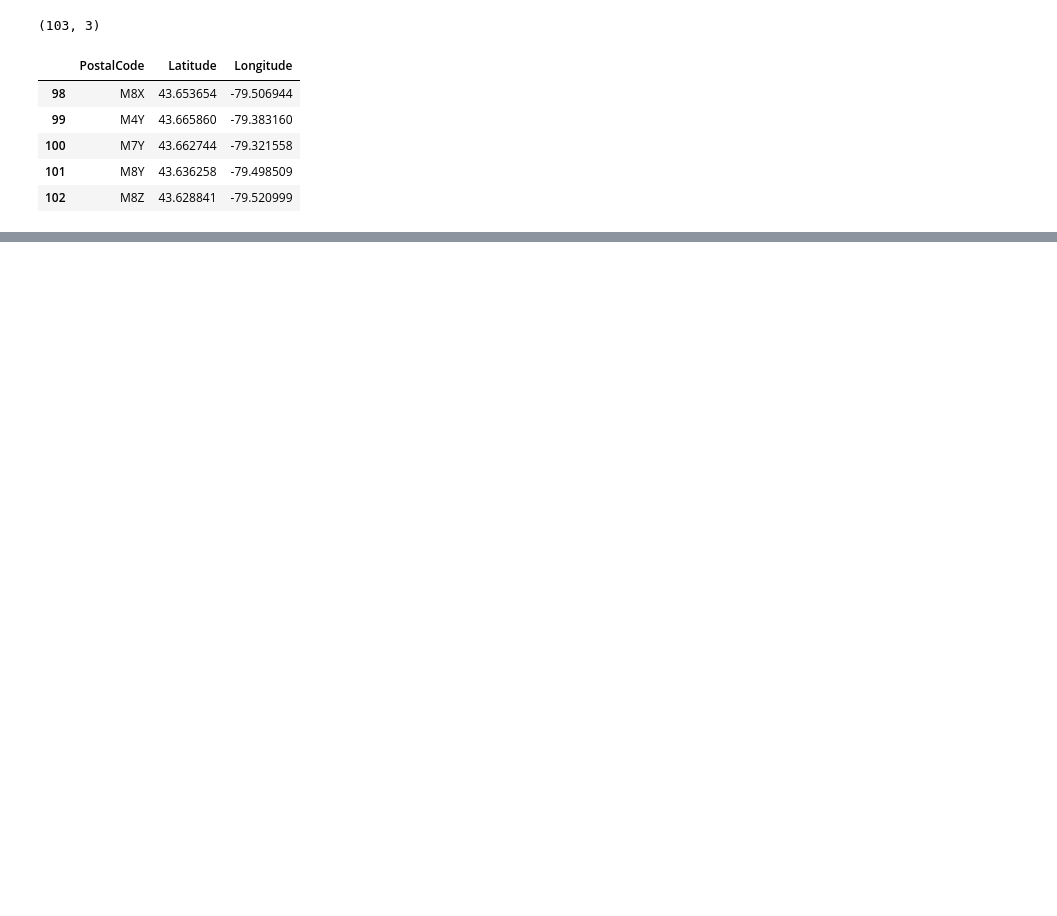
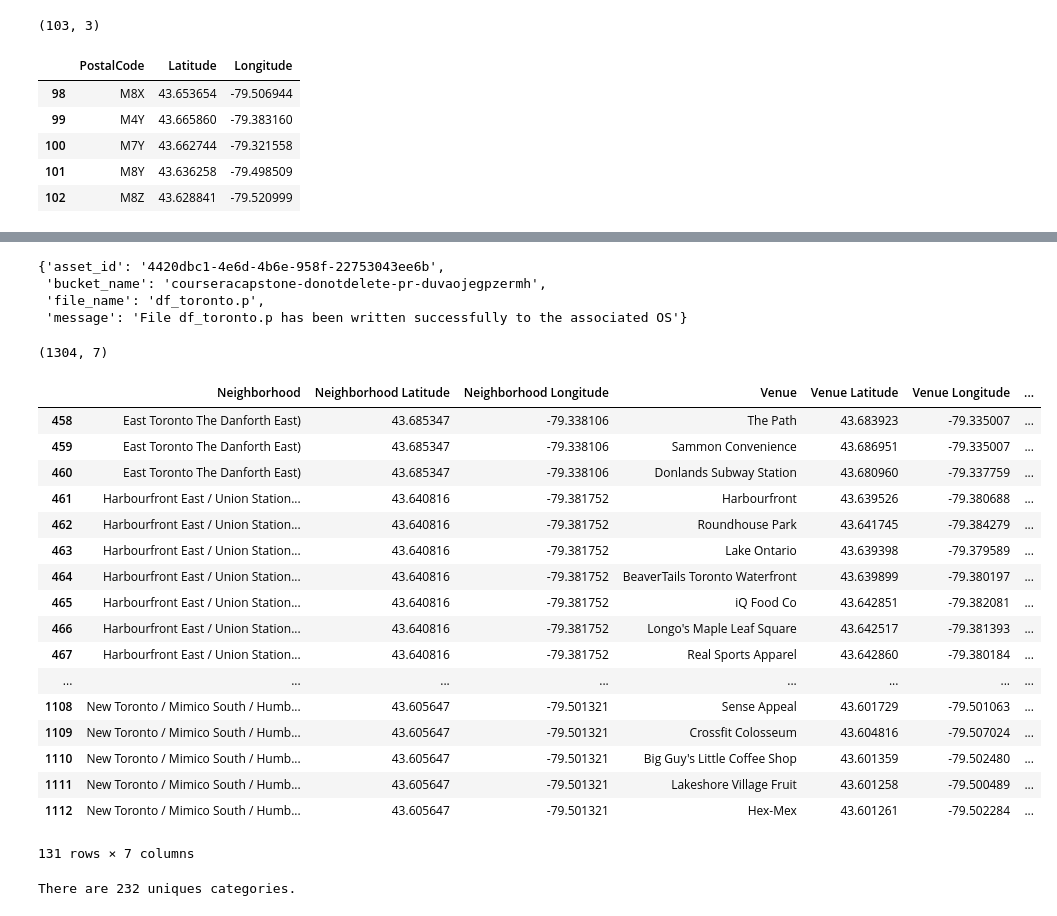
Before and after one commit to dincamihai/Neighborhood-Data-Coursera-Capstone, a Jupyter notebook: toronto.ipynb, the cells around one changed output, grey strips where cells are left out. Cells and saved outputs as stored; diff of their text form; code cells hidden in the pictures; blank space fills up the shorter version.

```diff
--- a/toronto.ipynb
+++ b/toronto.ipynb
@@ -95,0 +178,44 @@ df_data.head(10)
+# %%
+project.save_data('df_data.p', pickle.dumps(df_data), overwrite=True)
+project.save_data('toronto_venues.p', pickle.dumps(toronto_venues), overwrite=True)
+project.save_data('df_locations.p', pickle.dumps(df_locations), overwrite=True)
+project.save_data('df_toronto.p', pickle.dumps(df_toronto), overwrite=True)
+# %% [output]
+{'asset_id': '4420dbc1-4e6d-4b6e-958f-22753043ee6b',
+ 'bucket_name': 'courseracapstone-donotdelete-pr-duvaojegpzermh',
+ 'file_name': 'df_toronto.p',
+ 'message': 'File df_toronto.p has been written successfully to the associated OS'}
+# %%
+toronto_venues_file = project.get_file('toronto_venues.p')
+toronto_venues = pickle.load(toronto_venues_file)
+
+df_data = pickle.load(project.get_file('df_data.p'))
+# %%
+print(toronto_venues.shape)
+# %% [output]
+(1304, 7)
+# %%
+toronto_venues[toronto_venues['Neighborhood'].str.contains('Toronto')]
+# %% [output]
+|  | Neighborhood | Neighborhood Latitude | Neighborhood Longitude | Venue | Venue Latitude | Venue Longitude | ... |
+| 458 | East Toronto The Danforth East) | 43.685347 | -79.338106 | The Path | 43.683923 | -79.335007 | ... |
+| 459 | East Toronto The Danforth East) | 43.685347 | -79.338106 | Sammon Convenience | 43.686951 | -79.335007 | ... |
+| 460 | East Toronto The Danforth East) | 43.685347 | -79.338106 | Donlands Subway Station | 43.680960 | -79.337759 | ... |
+| 461 | Harbourfront East / Union Station... | 43.640816 | -79.381752 | Harbourfront | 43.639526 | -79.380688 | ... |
+| 462 | Harbourfront East / Union Station... | 43.640816 | -79.381752 | Roundhouse Park | 43.641745 | -79.384279 | ... |
+| 463 | Harbourfront East / Union Station... | 43.640816 | -79.381752 | Lake Ontario | 43.639398 | -79.379589 | ... |
+| 464 | Harbourfront East / Union Station... | 43.640816 | -79.381752 | BeaverTails Toronto Waterfront | 43.639899 | -79.380197 | ... |
+| 465 | Harbourfront East / Union Station... | 43.640816 | -79.381752 | iQ Food Co | 43.642851 | -79.382081 | ... |
+| 466 | Harbourfront East / Union Station... | 43.640816 | -79.381752 | Longo's Maple Leaf Square | 43.642517 | -79.381393 | ... |
+| 467 | Harbourfront East / Union Station... | 43.640816 | -79.381752 | Real Sports Apparel | 43.642860 | -79.380184 | ... |
+| ... | ... | ... | ... | ... | ... | ... | ... |
+| 1108 | New Toronto / Mimico South / Humb... | 43.605647 | -79.501321 | Sense Appeal | 43.601729 | -79.501063 | ... |
+| 1109 | New Toronto / Mimico South / Humb... | 43.605647 | -79.501321 | Crossfit Colosseum | 43.604816 | -79.507024 | ... |
+| 1110 | New Toronto / Mimico South / Humb... | 43.605647 | -79.501321 | Big Guy's Little Coffee Shop | 43.601359 | -79.502480 | ... |
+| 1111 | New Toronto / Mimico South / Humb... | 43.605647 | -79.501321 | Lakeshore Village Fruit | 43.601258 | -79.500489 | ... |
+| 1112 | New Toronto / Mimico South / Humb... | 43.605647 | -79.501321 | Hex-Mex | 43.601261 | -79.502284 | ... |
+131 rows × 7 columns
+# %%
+print('There are {} uniques categories.'.format(len(toronto_venues['Venue Category'].unique())))
+# %% [output]
+There are 232 uniques categories.
```
Also changed, not shown: parts of 20 cells of this notebook.
